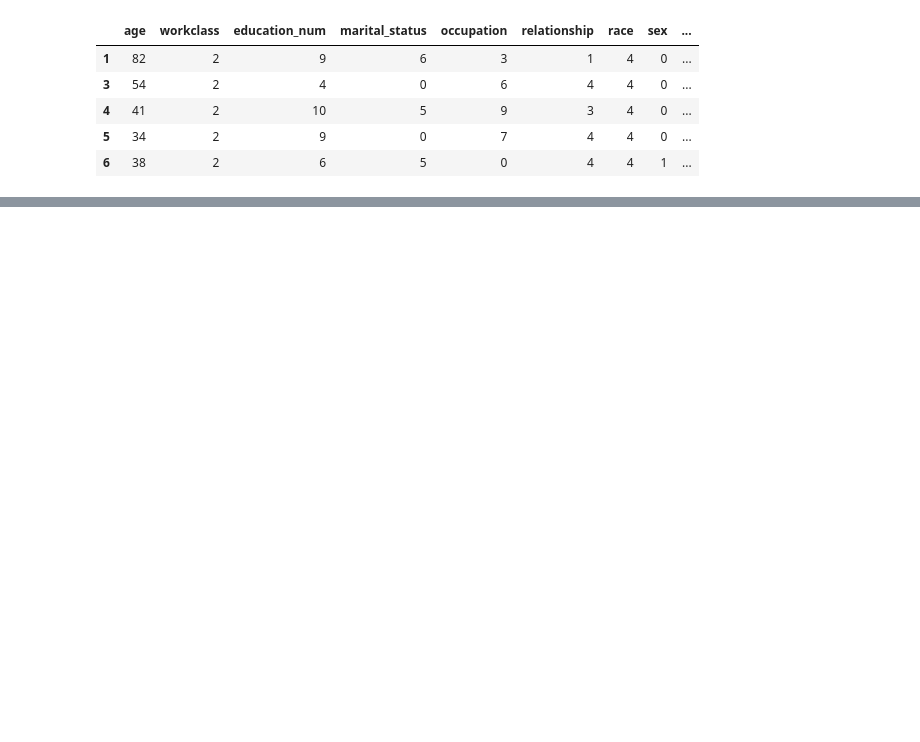
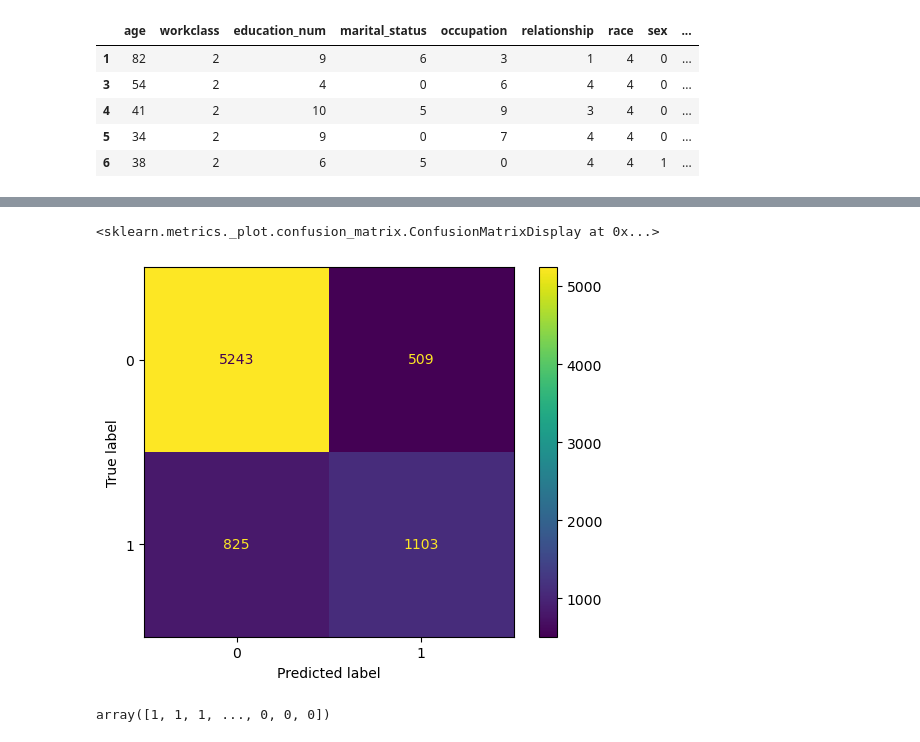
Before and after one commit to dmartinj12/Census_Inequality, a Jupyter notebook: Chris/NeuralNetwork.ipynb, the cells around one changed output, grey strips where cells are left out. Saved outputs shown, nothing was run; the diff lists cells and outputs as text; code cells hidden in the pictures; blank space fills up the shorter version.

```diff
--- a/Chris/NeuralNetwork.ipynb
+++ b/Chris/NeuralNetwork.ipynb
@@ -104,8 +122,8 @@ X_test_scaled = X_scaler.transform(X_test)
 # %%
 # Define the deep learning model
 number_input_features = len(X_train_scaled[0])
-hidden_nodes_layer1 =  16
-hidden_nodes_layer2 = 8
+hidden_nodes_layer1 =  64
+hidden_nodes_layer2 = 32
 
 nn = tf.keras.models.Sequential()
 
@@ -115,7 +133,7 @@ nn.add(
 )
 
 # Second hidden layer
-nn.add(tf.keras.layers.Dense(units=hidden_nodes_layer2, activation="tanh"))
+nn.add(tf.keras.layers.Dense(units=hidden_nodes_layer2, activation="relu"))
 
 # Output layer
 nn.add(tf.keras.layers.Dense(units=1, activation="sigmoid"))
@@ -144,5 +162,5 @@ _________________________________________________________________
 nn.compile(loss="binary_crossentropy", optimizer="adam", metrics=["accuracy"])
 # %%
 # Train the model
-fit_model = nn.fit(X_train_scaled, y_train, epochs=100)
+fit_model = nn.fit(X_train_scaled, y_train, epochs=10, batch_size=32)
 # %% [output]
@@ -172,0 +194,9 @@ Loss: 0.37412557005882263, Accuracy: 0.8248698115348816
+# %%
+y_predictions = nn.predict(X_test_scaled)
+y_predictions = tf.squeeze(y_predictions)
+y_predictions_binary = np.array([1 if x >= 0.5 else 0 for x in y_predictions])
+actual = np.array(y_test)
+cm = confusion_matrix(actual, y_predictions_binary)
+displ = ConfusionMatrixDisplay(confusion_matrix=cm)
+displ.plot()
+# %% [output]
@@ -172,0 +204,6 @@ Loss: 0.37412557005882263, Accuracy: 0.8248698115348816
+<sklearn.metrics._plot.confusion_matrix.ConfusionMatrixDisplay at 0x...>
+[figure, added]
+# %%
+y_predictions_binary
+# %% [output]
+array([1, 1, 1, ..., 0, 0, 0])
```
Also changed, not shown: parts of 13 cells of this notebook, 2 other files.
